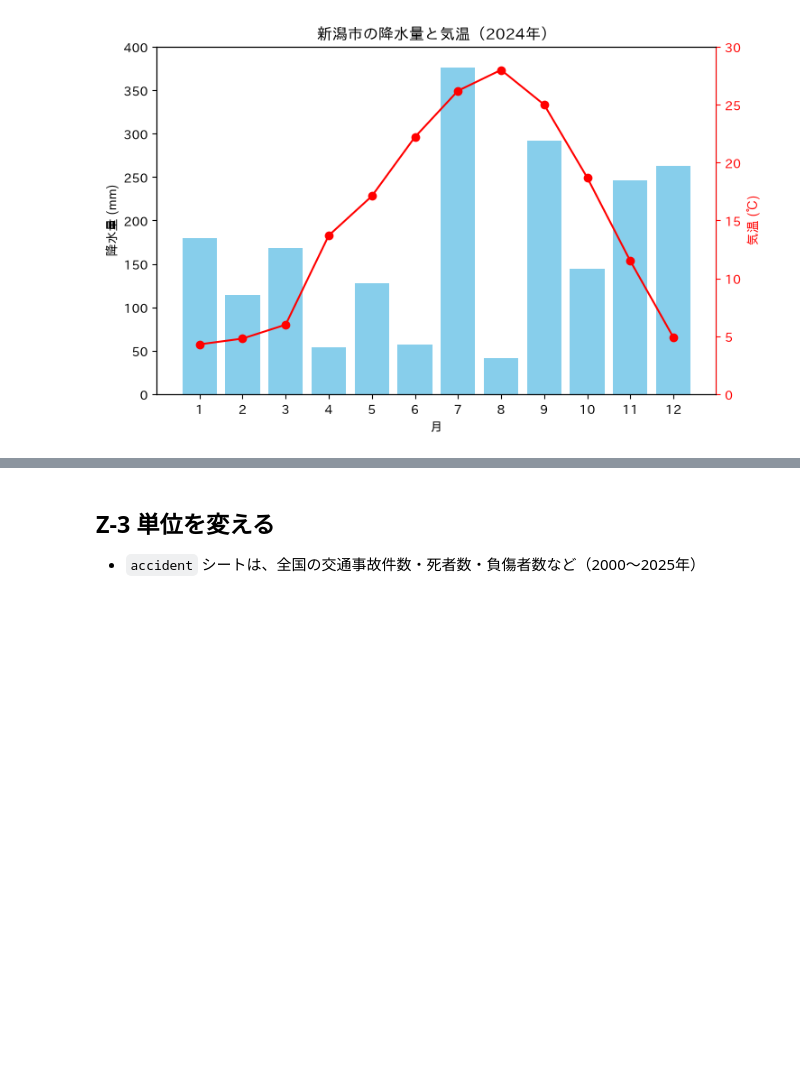
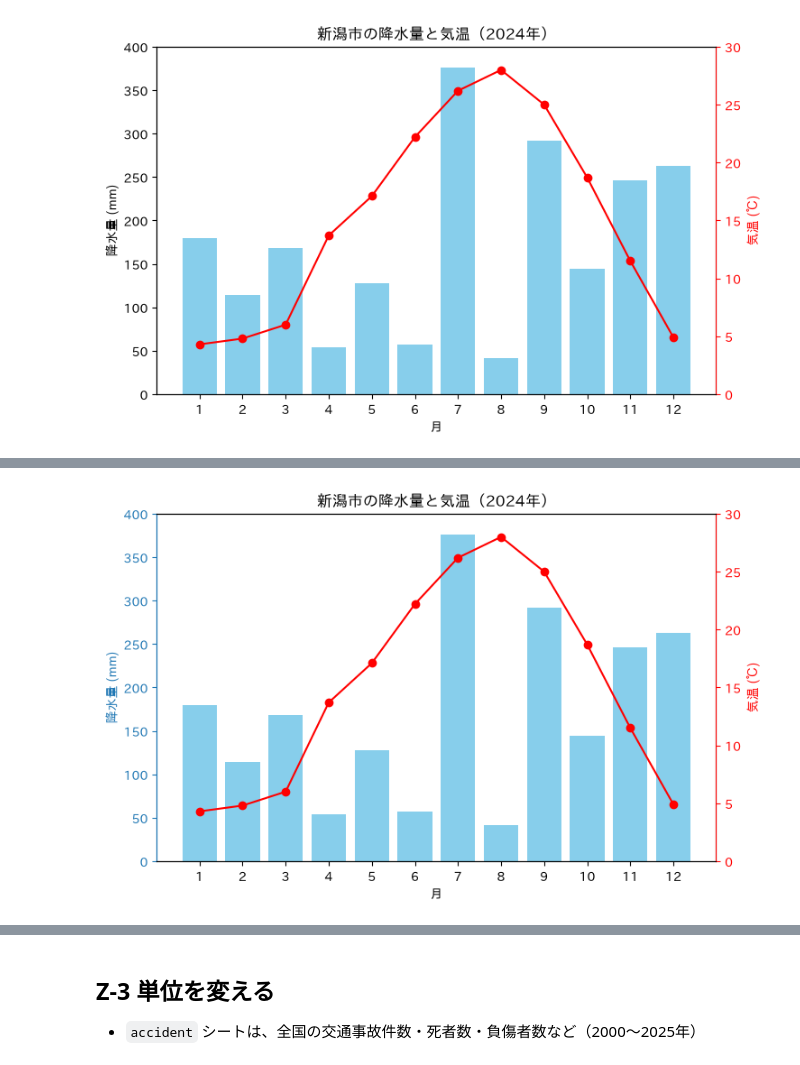
Before and after one commit to CreativeStudies-NGT/lectures, a Jupyter notebook: dsa/DSA2026_第８講_複合グラフ_注釈.ipynb, the cells around one changed output, grey strips where cells are left out. Drawn from its saved outputs; the diff is of its cells as text; code cells hidden in the pictures; blank space fills up the shorter version.

Commit message:
Add note on spine placement with twinx to DSA2026 lecture 8 notebook
Co-Authored-By: Claude Opus 5.5 <noreply@anthropic.com>

```diff
--- a/dsa/DSA2026_第８講_複合グラフ_注釈.ipynb
+++ b/dsa/DSA2026_第８講_複合グラフ_注釈.ipynb
@@ -250,0 +255,23 @@ plt.show()
+# %%
+plt.figure(figsize=(8, 5))
+
+plt.bar(df['月'], df['降水量'], color='skyblue', label='降水量')
+plt.ylabel('降水量 (mm)', color='tab:blue')
+plt.ylim(0, 400)
+plt.tick_params(axis='y', colors='tab:blue')          # 左の目盛り：twinx の前
+plt.gca().spines['left'].set_color('tab:blue')        # ×ここに書いても、上に重なる黒い枠線に隠れる
+plt.xlabel('月')
+plt.title('新潟市の降水量と気温（2024年）')
+plt.xticks(range(1, 13))
+
+plt.twinx()
+plt.plot(df['月'], df['気温'], color='r', marker='o', label='気温')
+plt.ylabel('気温 (℃)', color='r')
+plt.ylim(0, 30)
+plt.tick_params(axis='y', colors='r')                 # 右の目盛り：twinx の後
+plt.gca().spines['right'].set_color('r')              # 右の枠線
+plt.gca().spines['left'].set_color('tab:blue')        # ○左の枠線も twinx の後に書く
+
+plt.show()
+# %% [output]
+[figure, added]
```
Also changed, not shown: parts of 4 cells of this notebook.
